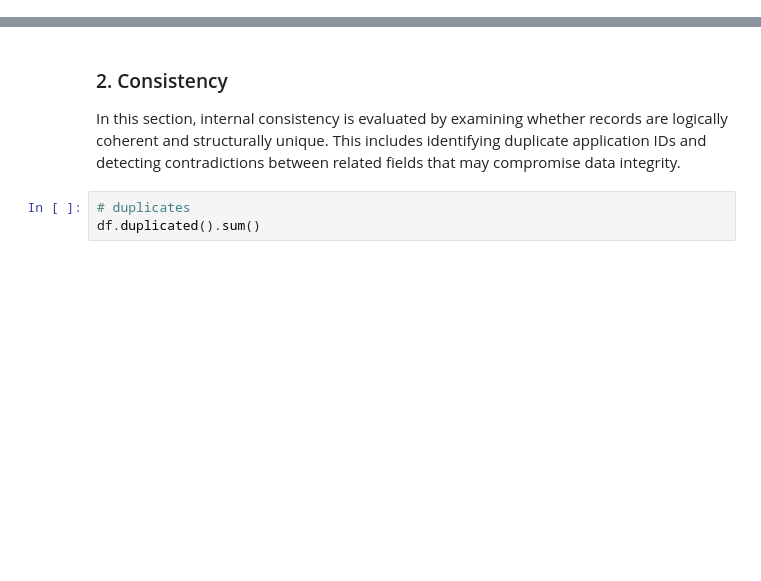
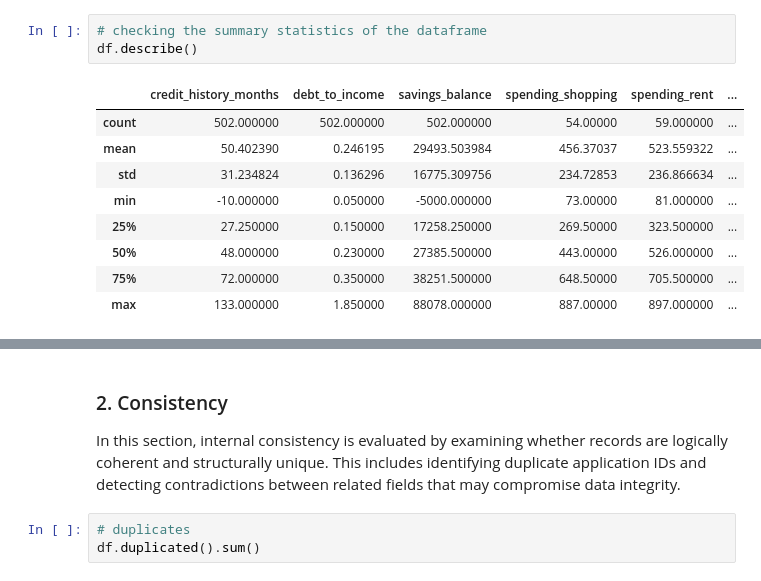
Before and after one commit to mchlkan/dego-2606-group3, a Jupyter notebook: notebooks/01-data-quality.ipynb, the cells around one changed output, grey strips where cells are left out. Cells and saved outputs as stored; diff of their text form; blank space fills up the shorter version.

```diff
--- a/notebooks/01-data-quality.ipynb
+++ b/notebooks/01-data-quality.ipynb
@@ -128,0 +160,13 @@ df.shape
+# %%
+# checking the summary statistics of the dataframe
+df.describe()
+# %% [output]
+|  | credit_history_months | debt_to_income | savings_balance | spending_shopping | spending_rent | ... |
+| count | 502.000000 | 502.000000 | 502.000000 | 54.00000 | 59.000000 | ... |
+| mean | 50.402390 | 0.246195 | 29493.503984 | 456.37037 | 523.559322 | ... |
+| std | 31.234824 | 0.136296 | 16775.309756 | 234.72853 | 236.866634 | ... |
+| min | -10.000000 | 0.050000 | -5000.000000 | 73.00000 | 81.000000 | ... |
+| 25% | 27.250000 | 0.150000 | 17258.250000 | 269.50000 | 323.500000 | ... |
+| 50% | 48.000000 | 0.230000 | 27385.500000 | 443.00000 | 526.000000 | ... |
+| 75% | 72.000000 | 0.350000 | 38251.500000 | 648.50000 | 705.500000 | ... |
+| max | 133.000000 | 1.850000 | 88078.000000 | 887.00000 | 897.000000 | ... |
```
Also changed, not shown: parts of 27 cells of this notebook.
